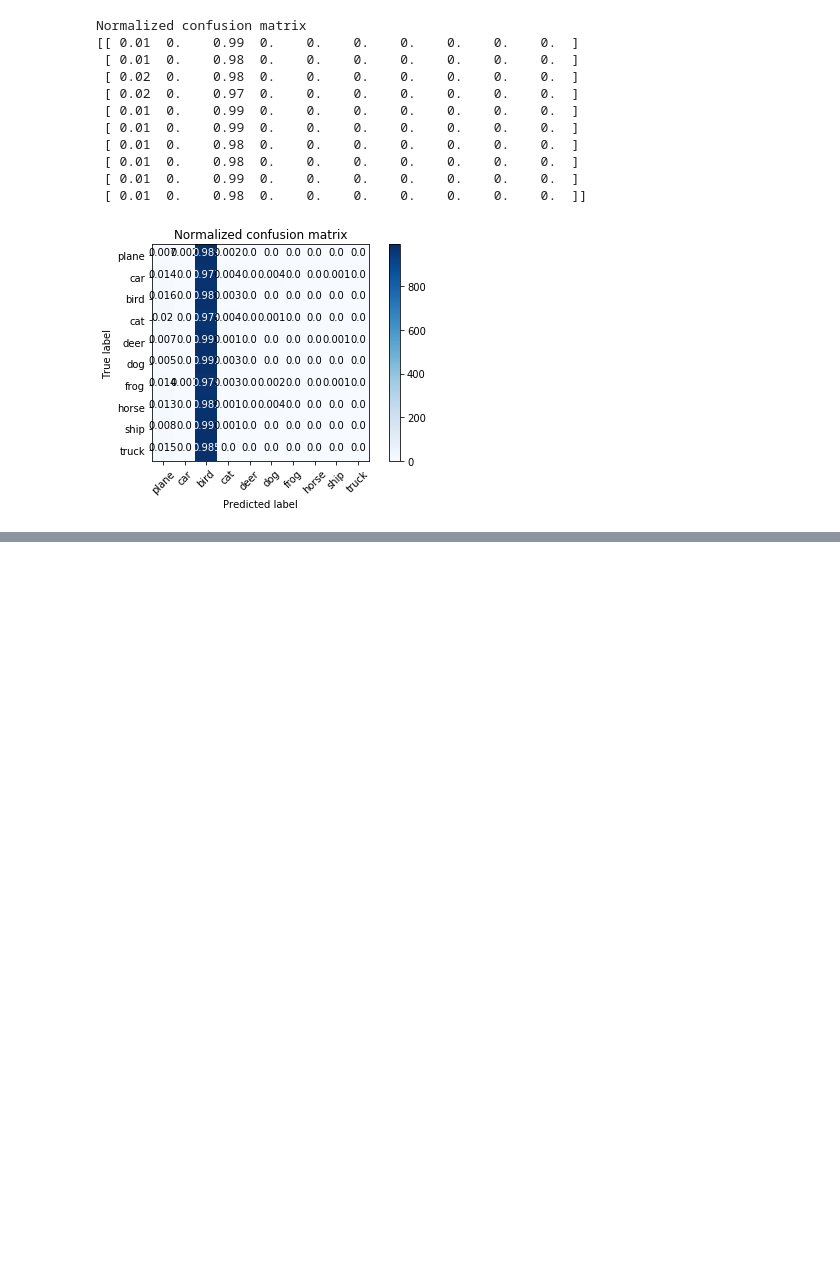
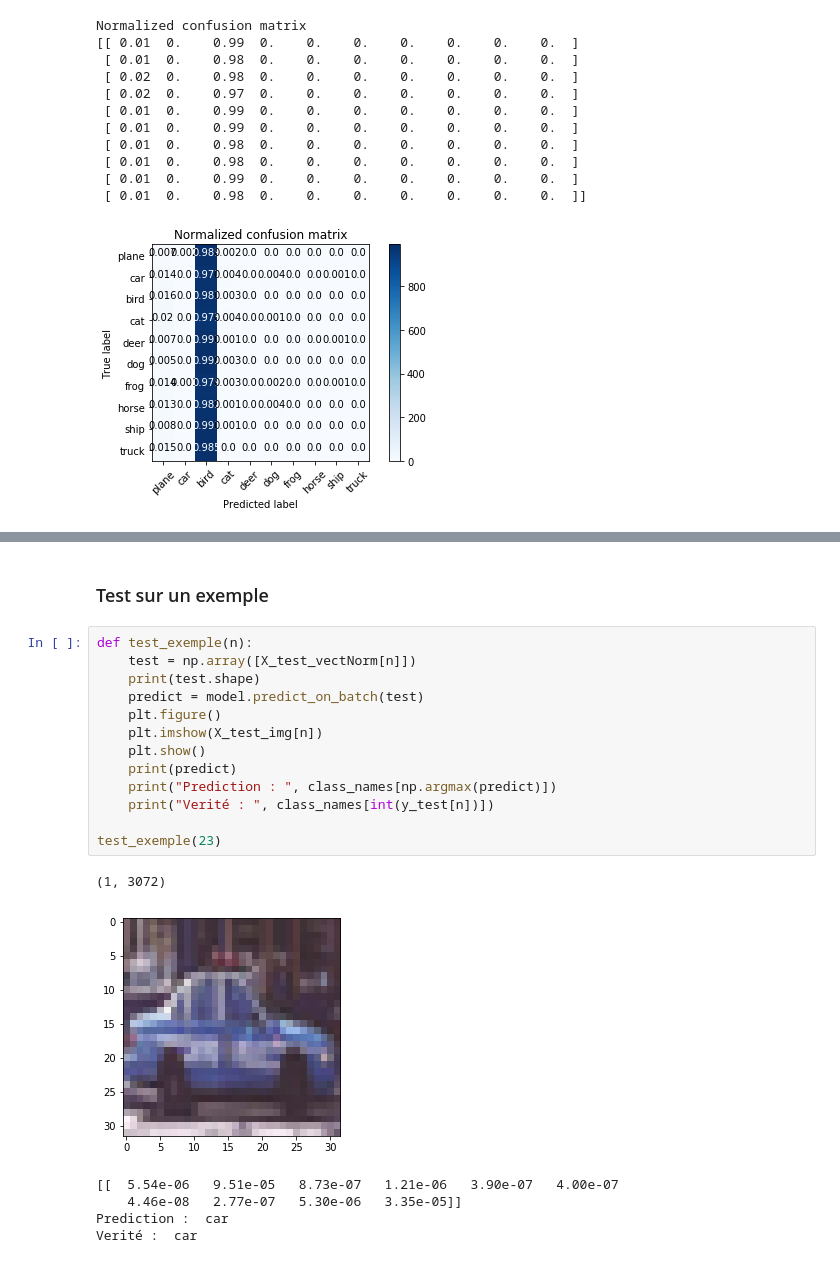
Before and after one commit to gregoiredgt/Mini_projet, a Jupyter notebook: cifar10_notebook.ipynb, the cells around one changed output, grey strips where cells are left out. Saved outputs shown, nothing was run; the diff lists cells and outputs as text; blank space fills up the shorter version.

```diff
--- a/cifar10_notebook.ipynb
+++ b/cifar10_notebook.ipynb
@@ -297,0 +304,22 @@ ValueError: Found input variables with inconsistent numbers of samples: [10000,
+# %% [markdown]
+### Test sur un exemple
+# %%
+def test_exemple(n):
+    test = np.array([X_test_vectNorm[n]])
+    print(test.shape)
+    predict = model.predict_on_batch(test)
+    plt.figure()
+    plt.imshow(X_test_img[n])
+    plt.show()
+    print(predict)
+    print("Prediction : ", class_names[np.argmax(predict)])
+    print("Verité : ", class_names[int(y_test[n])])
+
+test_exemple(23)
+# %% [output]
+(1, 3072)
+[figure, added]
+[[  5.54e-06   9.51e-05   8.73e-07   1.21e-06   3.90e-07   4.00e-07
+    4.46e-08   2.77e-07   5.30e-06   3.35e-05]]
+Prediction :  car
+Verité :  car
```
Also changed, not shown: parts of 7 cells of this notebook.
